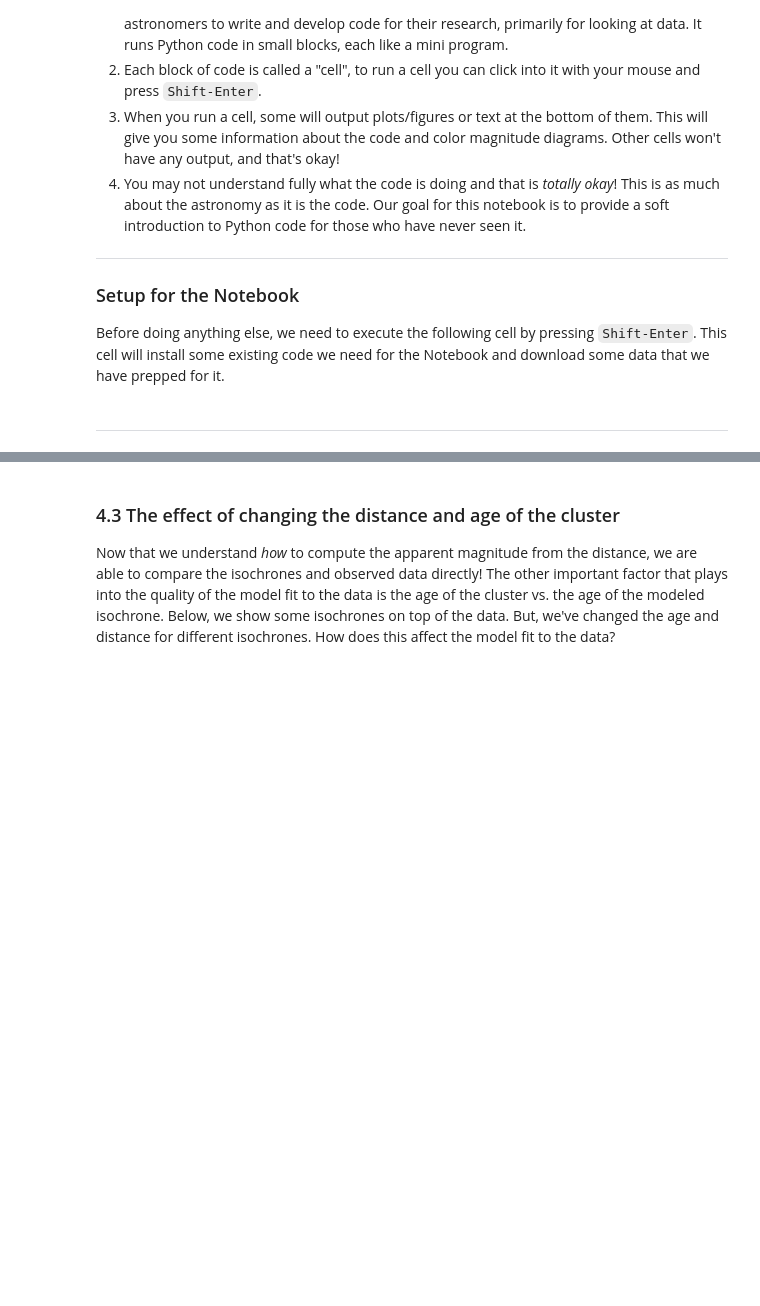
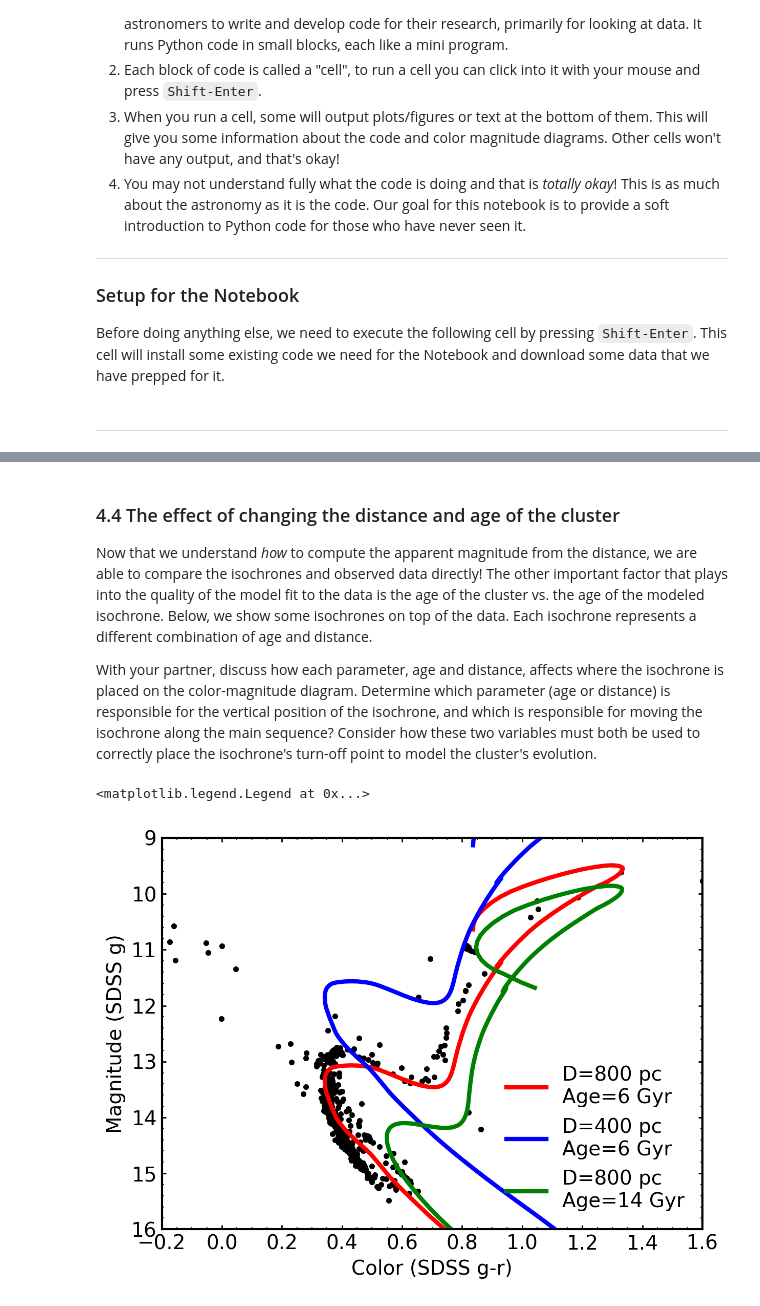
Before and after one commit to noahfranz13/astro-education-nbs, a Jupyter notebook: notebooks/color-magnitude-diagram-activity.ipynb, the cells around one changed output, grey strips where cells are left out. Drawn from its saved outputs; the diff is of its cells as text; code cells hidden in the pictures; blank space fills up the shorter version.

```diff
--- a/notebooks/color-magnitude-diagram-activity.ipynb
+++ b/notebooks/color-magnitude-diagram-activity.ipynb
@@ -293,12 +312,25 @@ mag = apparent_magnitude(CHANGEME, CHANGEME)
 # %% [markdown]
-### 4.3 The effect of changing the distance and age of the cluster
+### 4.4 The effect of changing the distance and age of the cluster
 
-Now that we understand _how_ to compute the apparent magnitude from the distance, we are able to compare the isochrones and observed data directly! The other important factor that plays into the quality of the model fit to the data is the age of the cluster vs. the age of the modeled isochrone. Below, we show some isochrones on top of the data. But, we've changed the age and distance for different isochrones. How does this affect the model fit to the data?
+Now that we understand _how_ to compute the apparent magnitude from the distance, we are able to compare the isochrones and observed data directly! The other important factor that plays into the quality of the model fit to the data is the age of the cluster vs. the age of the modeled isochrone. Below, we show some isochrones on top of the data. Each isochrone represents a different combination of age and distance.
+
+With your
+partner, discuss how each parameter, age and distance, affects where the
+isochrone is placed on the color-magnitude diagram. Determine which
+parameter (age or distance) is responsible for the vertical position of
+the isochrone, and which is responsible for moving the isochrone along
+the main sequence? Consider how these two variables must both be used to
+correctly place the isochrone's turn-off point to model the cluster's
+evolution.
 # %%
 test_time()
 
 ax = show_cluster_data()
 ax = show_correct_isochrone(ax=ax)
 ax = show_close_isochrone(ax=ax)
 ax = show_old_isochrone(ax=ax)
 ax.invert_yaxis()
+ax.legend()
+# %% [output]
+<matplotlib.legend.Legend at 0x...>
+[figure, added]
```
Also changed, not shown: parts of 23 cells of this notebook, 1 other file.
